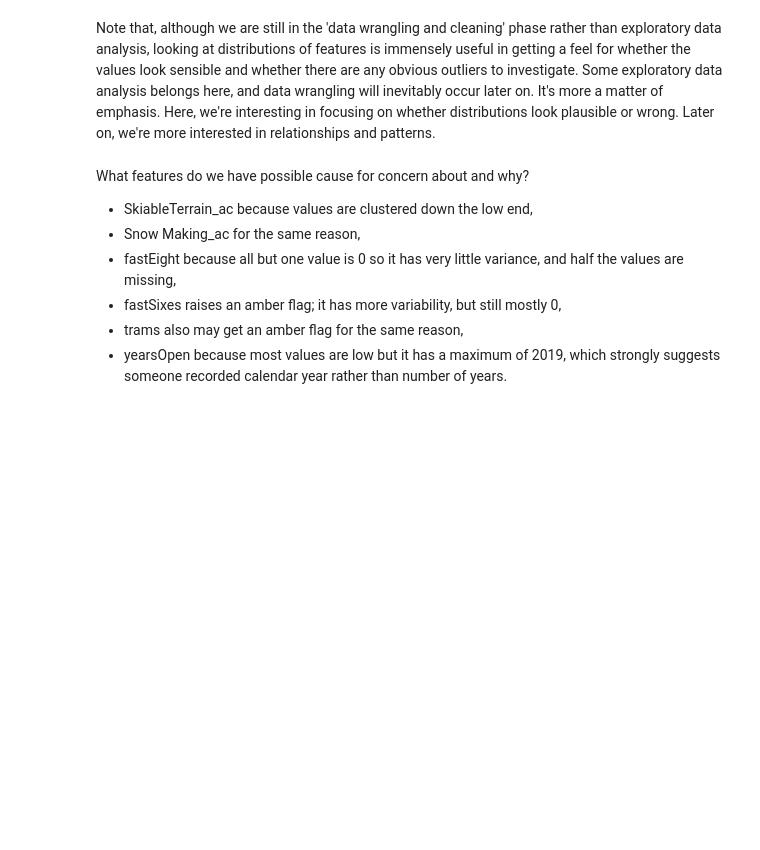
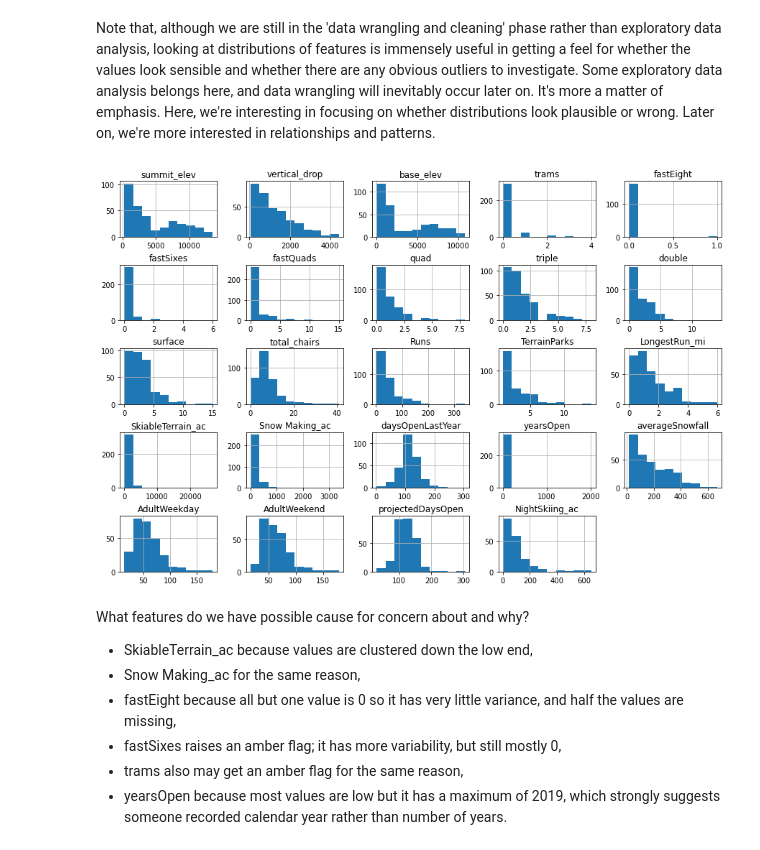
Before and after one commit to bushra1620/DataScienceGuidedCapstone, a Jupyter notebook: Notebooks/02_data_wrangling.ipynb, the cells around one changed output. Cells and saved outputs as stored; diff of their text form; code cells hidden in the pictures; blank space fills up the shorter version.

```diff
--- a/Notebooks/02_data_wrangling.ipynb
+++ b/Notebooks/02_data_wrangling.ipynb
@@ -361,12 +560,14 @@ Note that, although we are still in the 'data wrangling and cleaning' phase rath
 # %%
 #Code task 18#
 #Call ski_data's `hist` method to plot histograms of each of the numeric features
 #Try passing it an argument figsize=(15,10)
 #Try calling plt.subplots_adjust() with an argument hspace=0.5 to adjust the spacing
 #It's important you create legible and easy-to-read plots
-ski_data.___(___)
-#plt.subplots_adjust(hspace=___);
+ski_data.hist(figsize = (15,10))
+plt.subplots_adjust(hspace= .5);
 #Hint: notice how the terminating ';' "swallows" some messy output and leads to a tidier notebook
+# %% [output]
+[figure, added]
 # %% [markdown]
 What features do we have possible cause for concern about and why?
 
```
Also changed, not shown: parts of 49 cells of this notebook, 2 other files.
